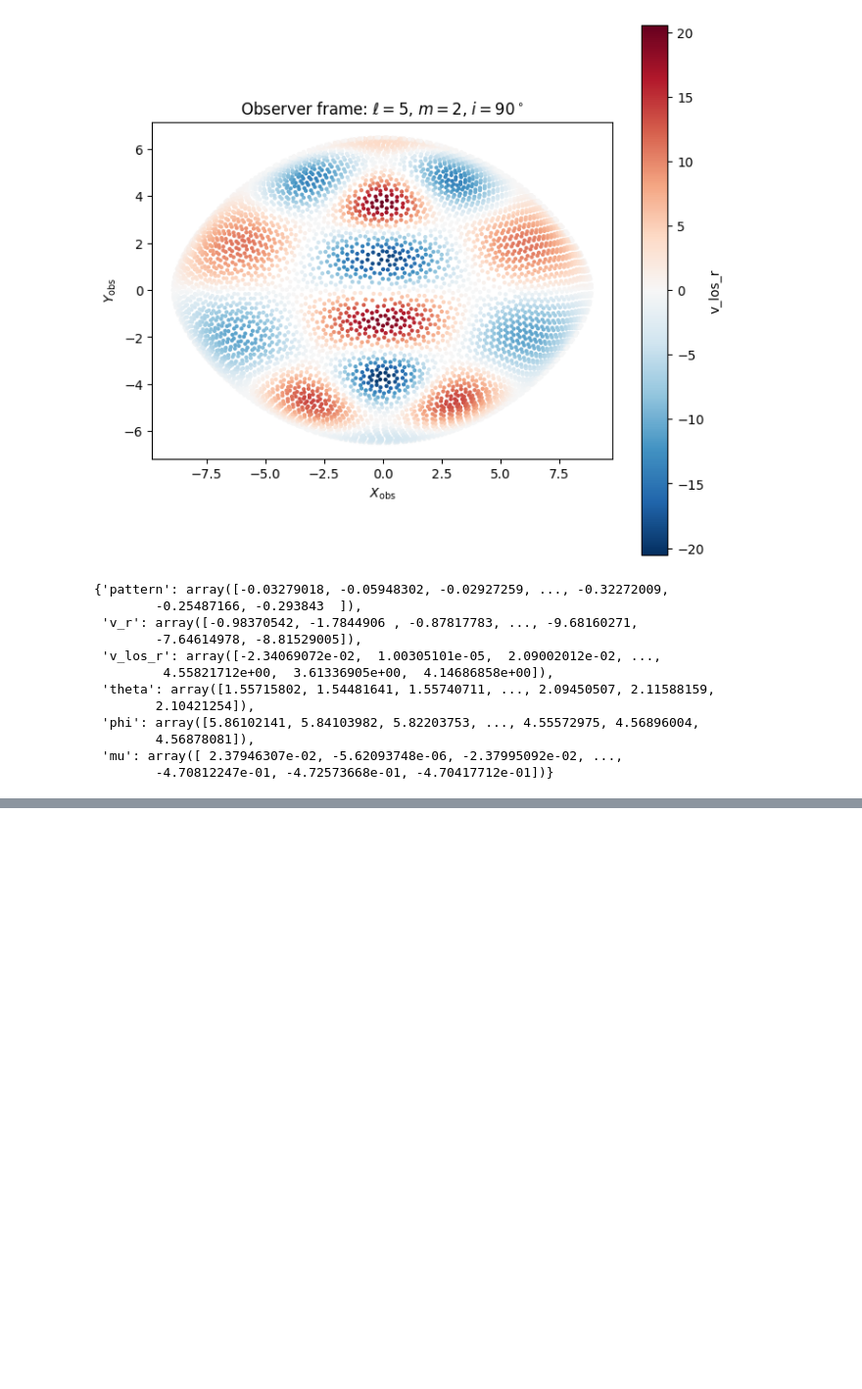
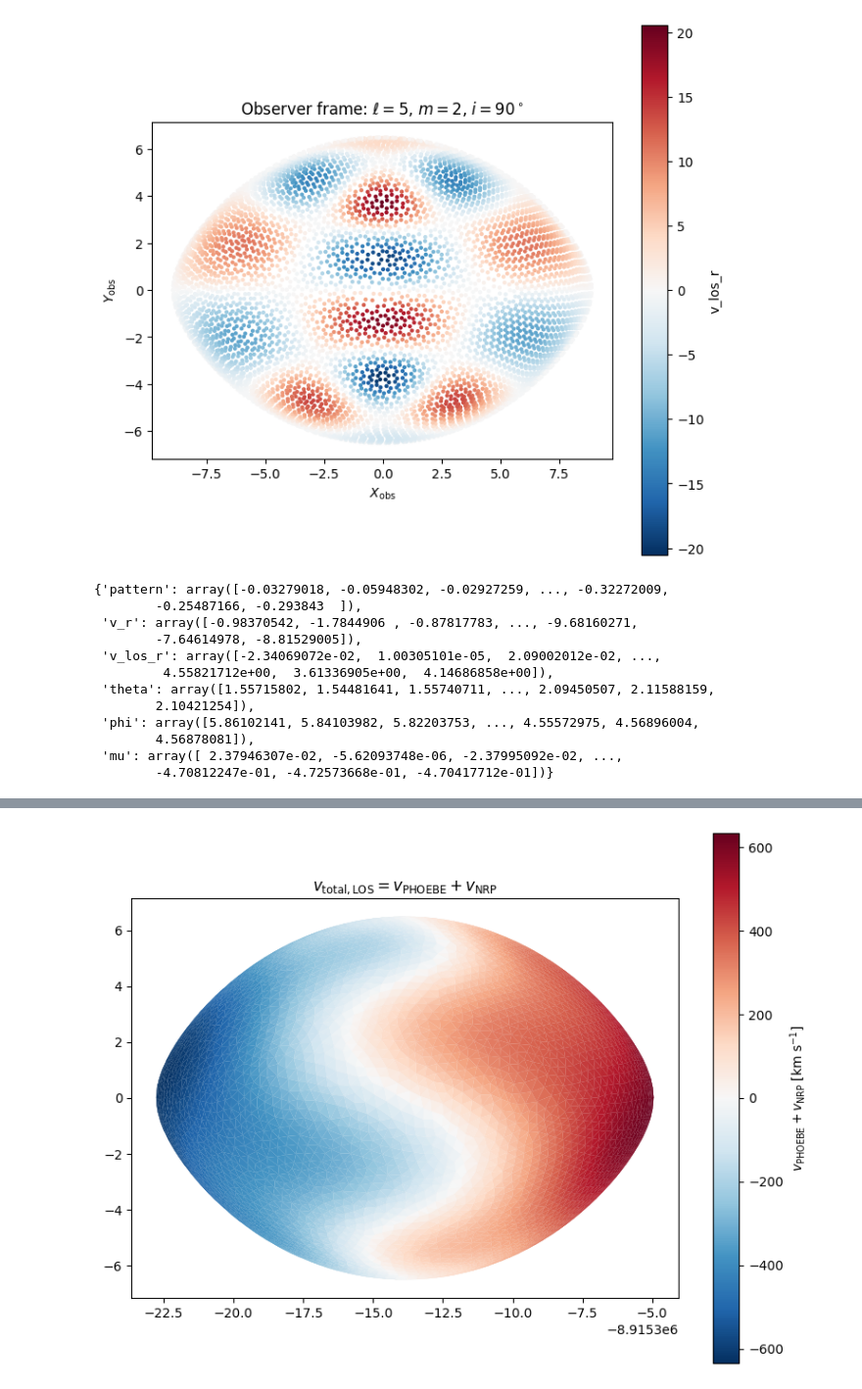
Before and after one commit to Ankurjyoti07/spamms_dev, a Jupyter notebook: notebooks/spamms_spectraSim.ipynb, the cells around one changed output, grey strips where cells are left out. Shown at 98% size. Cells and saved outputs as stored; diff of their text form; code cells hidden in the pictures; blank space fills up the shorter version.

```diff
--- a/notebooks/spamms_spectraSim.ipynb
+++ b/notebooks/spamms_spectraSim.ipynb
@@ -553,0 +749,64 @@ plot_phoebe_observer_nrp(
+# %%
+out = radial_los_velocity_on_phoebe_mesh(
+    phcb,
+    ell=5,
+    m=2,
+    phase=0.0,
+    amplitude=300.0,
+    use_stellar_xyz=True,
+)
+
+v_los_nrp = out["v_los_nrp"]
+
+# PHOEBE RVs
+rvs = phcb["rvs@primary@mesh"].get_value()
+
+# total local LOS velocity
+rvs_total = rvs + v_los_nrp
+# %%
+verts = phcb["mesh@primary@mesh01@uvw_elements"].get_value()
+
+xs = verts[:, :, 0]
+ys = verts[:, :, 1]
+
+polygons = np.concatenate(
+    (xs[:, :, np.newaxis], ys[:, :, np.newaxis]),
+    axis=2
+)
+
+viss = phcb["visibilities@primary"].get_value()
+inds = viss > 0
+
+fc = rvs_total
+
+vmax = np.nanmax(np.abs(fc[inds]))
+norm = colors.Normalize(vmin=-vmax, vmax=vmax)
+
+z_values = phcb["ws@primary"].get_value()
+zinds = np.argsort(z_values[inds])
+
+pc = PolyCollection(
+    polygons[inds][zinds],
+    edgecolors=cm.RdBu_r(norm(fc[inds][zinds])),
+    facecolors=cm.RdBu_r(norm(fc[inds][zinds])),
+    linewidths=0.1,
+)
+
+fig, ax = plt.subplots(1, 1, figsize=(8, 6))
+
+ax.add_collection(pc)
+ax.set_aspect("equal")
+ax.axis("scaled")
+ax.autoscale_view()
+
+fig.colorbar(
+    cm.ScalarMappable(norm=norm, cmap="RdBu_r"),
+    ax=ax,
+    label=r"$v_{\rm PHOEBE} + v_{\rm NRP}$ [km s$^{-1}$]",
+)
+
+plt.title(r"$v_{\rm total, LOS} = v_{\rm PHOEBE} + v_{\rm NRP}$")
+plt.tight_layout()
+plt.show()
+# %% [output]
+[figure, added]
```
Also changed, not shown: parts of 8 cells of this notebook.
